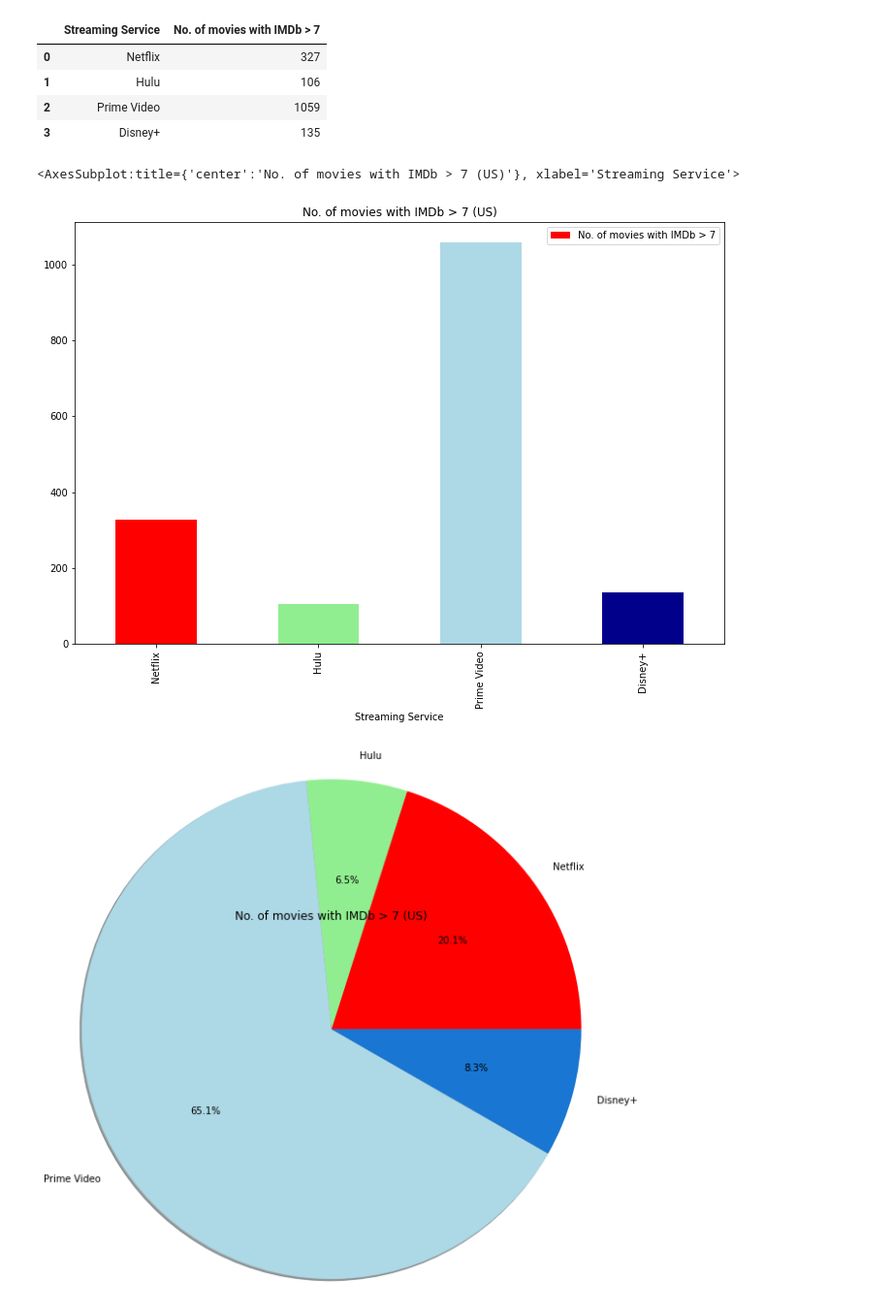
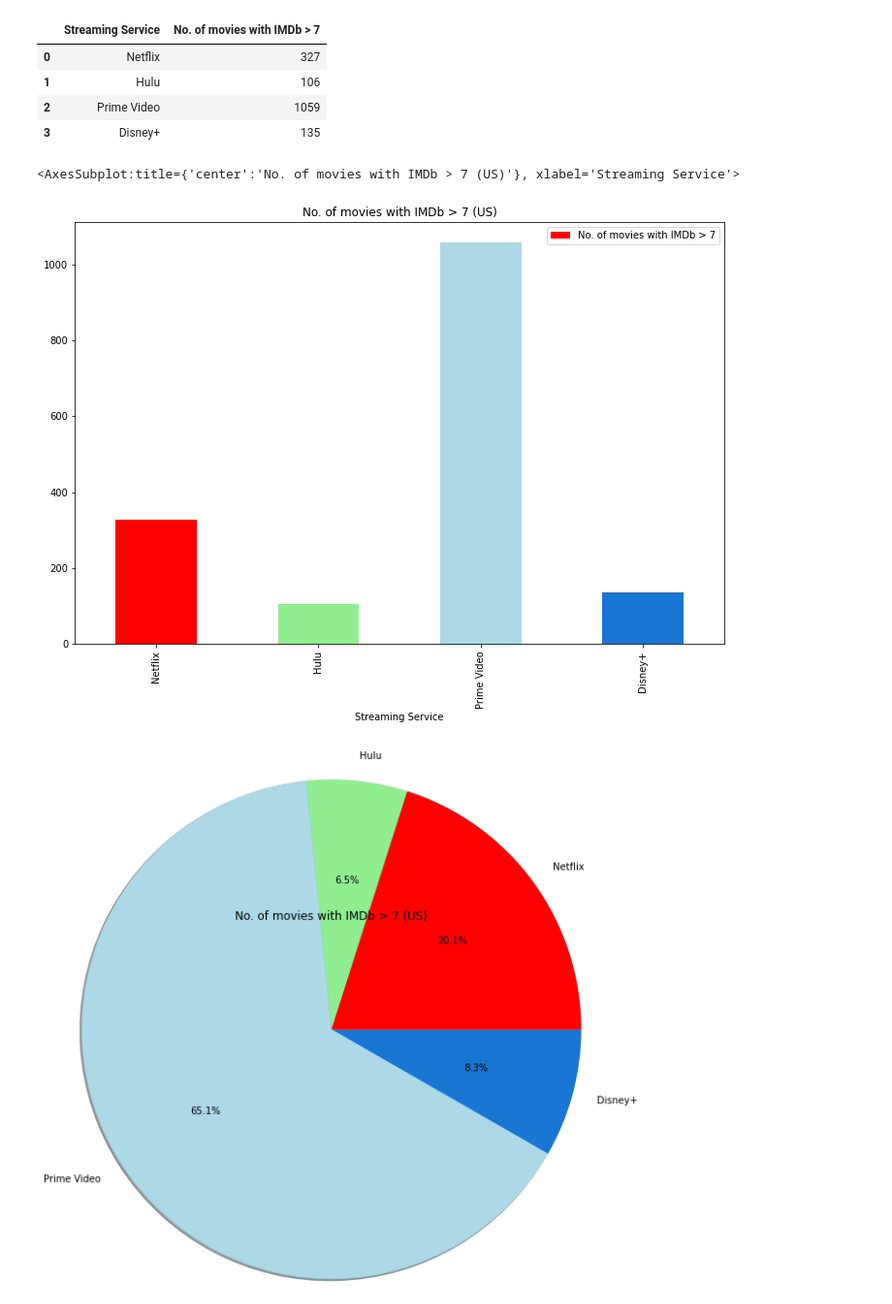
Before and after one commit to jacance/streaming-service-analysis, a Jupyter notebook: huluprimeflix_tara.ipynb, the cells around one changed output. Shown at 97% size. Cells and saved outputs as stored; diff of their text form; code cells hidden in the pictures.

```diff
--- a/huluprimeflix_tara.ipynb
+++ b/huluprimeflix_tara.ipynb
@@ -983,12 +1008,12 @@ imdb_scores_US
 # %%
 #Analysing movies with IMDb > 7 in US only
 #plt.figure(figsize=(12,8))
 imdb_scores_US.plot.bar('Streaming Service', 'No. of movies with IMDb > 7',
-                           color=["red", "lightgreen", "lightblue", "darkblue"],
+                           color=["red", "lightgreen", "lightblue", "#1976d2"],
                             title=('No. of movies with IMDb > 7 (US)'), figsize=(12,8) )
 # %% [output]
 <AxesSubplot:title={'center':'No. of movies with IMDb > 7 (US)'}, xlabel='Streaming Service'>
-[figure, old version]
+[figure, new version]
 # %%
 plt.pie(imdb_scores_US["No. of movies with IMDb > 7"], labels=streaming_services,
         colors=["red", "lightgreen", "lightblue", "#1976d2"], shadow=True, autopct="%1.1f%%", radius=3)
```
Also changed, not shown: parts of 28 cells of this notebook.
